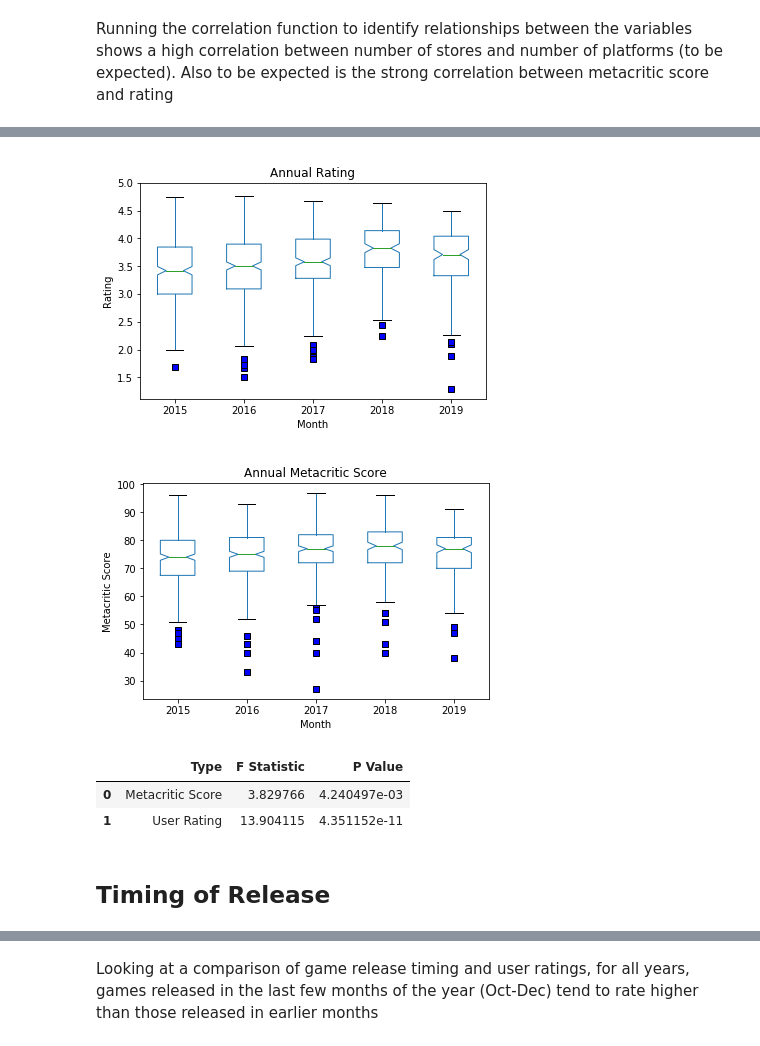
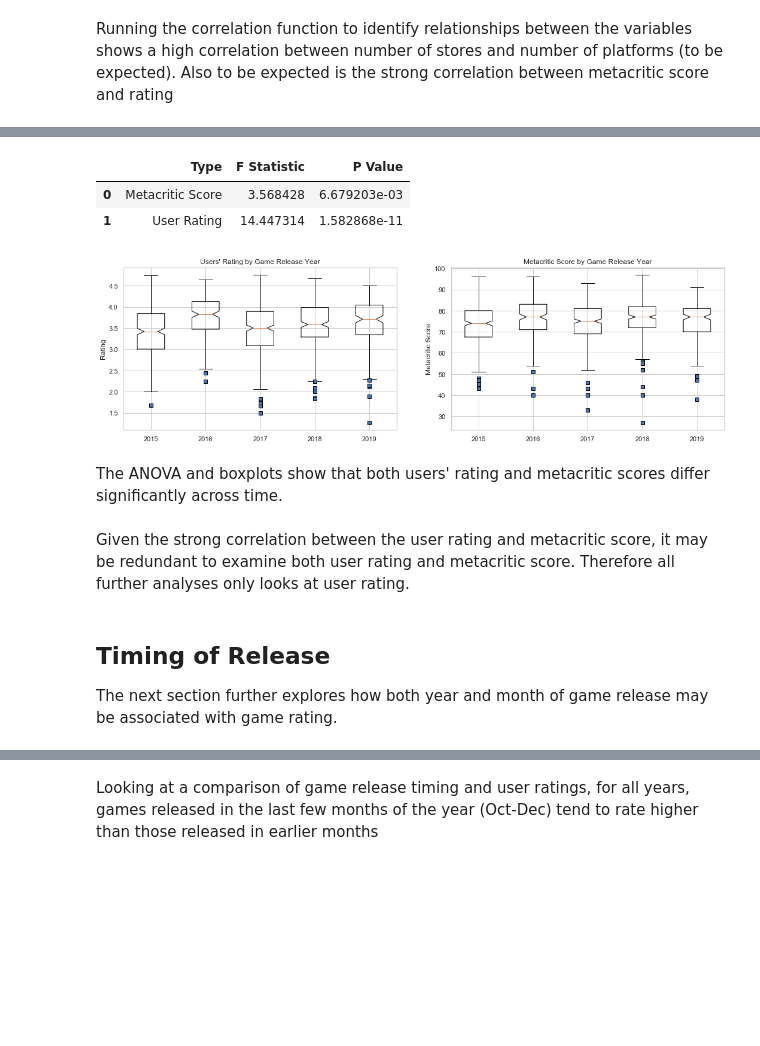
Before and after one commit to Rishi0406/project_1, a Jupyter notebook: all_analysis_final.ipynb, the cells around one changed output, grey strips where cells are left out. Cells and saved outputs as stored; diff of their text form; code cells hidden in the pictures; blank space fills up the shorter version.

```diff
--- a/all_analysis_final.ipynb
+++ b/all_analysis_final.ipynb
@@ -459,73 +511,72 @@ metascore_output_df
 |  | Lower Quartile | Median | Upper Quartile | InterQuartile | Lower Bound | Upper Bound | No. of Outliers |
 | 0 | 70.00 | 76.00 | 81.00 | 11.00 | 53.50 | 97.50 | 28 |
 # %%
+fig, axes = plt.subplots(nrows = 1, ncols = 2, figsize = (18,5))
+
 # Generate a box plot for range of user ratings each year
 blue_square = dict(markerfacecolor='b', marker='s')
 years = game_df["year"].unique()
 years.sort()
 
-game_df.boxplot(column=["rating"], by="year", notch = True,
-                 labels = years, grid=False, flierprops=blue_square)
+rating_yr=[]
+for i in game_df["year"].unique():
+    rating_yr.append(game_df["rating"][game_df["year"]==i])
 
-title_boxplot = "Annual Rating"
-plt.xlabel("Month")
-plt.ylabel("Rating")
-
-plt.title(title_boxplot)
-plt.ylim(top = 5)
-plt.suptitle(" ")
-plt.show()
+axes[0].boxplot(rating_yr,notch = True,labels = years,flierprops=blue_square)
+axes[0].set_title("Users' Rating by Game Release Year")
+axes[0].set_ylabel("Rating")
 
 # Perform ANOVA for user rating
 group1 = game_df.loc[game_df["year"] == 2015]["rating"]
 group2 = game_df.loc[game_df["year"] == 2016]["rating"]
 group3 = game_df.loc[game_df["year"] == 2017]["rating"]
 group4 = game_df.loc[game_df["year"] == 2018]["rating"]
 group5 = game_df.loc[game_df["year"] == 2019]["rating"]
 
-anova_r = st.f_oneway(group1, group2, group3, group4, group5)
+anova_r = st.f_oneway(rating_yr[0], rating_yr[1], rating_yr[2], rating_yr[3], rating_yr[4])
 
 # Generate a box plot for range of metacritic scores each year
-game_df.boxplot(column=["metacritic score"], by="year", notch = True,
-                 labels = years, grid=False, flierprops=blue_square)
+metacritic_yr=[]
+for i in game_df["year"].unique():
+    metacritic_yr.append(game_df["metacritic score"][game_df["year"]==i])
 
-title_boxplot = "Annual Metacritic Score"
-plt.xlabel("Month")
-plt.ylabel("Metacritic Score")
-
-plt.title(title_boxplot)
-plt.suptitle(" ")
-plt.show()
+axes[1].boxplot(metacritic_yr,notch = True,labels = years,flierprops=blue_square)
+axes[1].set_title("Metacritic Score by Game Release Year")
+axes[1].set_ylabel("Metacritic Score")
 
 # Perform ANOVA for metacritic score
 group6 = game_df[game_df["year"] == 2015]["metacritic score"]
 group7 = game_df[game_df["year"] == 2016]["metacritic score"]
 group8 = game_df[game_df["year"] == 2017]["metacritic score"]
 group9 = game_df[game_df["year"] == 2018]["metacritic score"]
 group10 = game_df[game_df["year"] == 2019]["metacritic score"]
 
-anova_m = st.f_oneway(group6, group7, group8, group9, group10)
+anova_m = st.f_oneway(metacritic_yr[0], metacritic_yr[1], metacritic_yr[2], metacritic_yr[3], metacritic_yr[4])
 
 # Create and show dataframe
 fstats = (anova_m[0], anova_r[0])
 pstats = (anova_m[1], anova_r[1])
 counts = ("Metacritic Score", "User Rating")
 
 
 frame = {"Type" : counts,"F Statistic": fstats, "P Value" : pstats}
 summary_df = pd.DataFrame(frame)
 
+plt.savefig("figures/gameusergamenumber_comparisontrend.png")
+
 summary_df
-
-#plt.savefig("figures/gamerating_annualtrend.png")
 # %% [output]
+|  | Type | F Statistic | P Value |
+| 0 | Metacritic Score | 3.568428 | 6.679203e-03 |
+| 1 | User Rating | 14.447314 | 1.582868e-11 |
-[figure, old version]
+[figure, new version]
-[figure, removed]
-|  | Type | F Statistic | P Value |
-| 0 | Metacritic Score | 3.829766 | 4.240497e-03 |
-| 1 | User Rating | 13.904115 | 4.351152e-11 |
+# %% [markdown]
+The ANOVA and boxplots show that both users' rating and metacritic scores differ significantly across time.
+# %% [markdown]
+Given the strong correlation between the user rating and metacritic score, it may be redundant to examine both user rating and metacritic score. Therefore all further analyses only looks at user rating.
 # %% [markdown]
 ## Timing of Release <a id='gametiming'></a>
+The next section further explores how both year and month of game release may be associated with game rating.
 # %%
 # Average User Rating by Year
 
```
Also changed, not shown: parts of 58 cells of this notebook, 39 other files.
